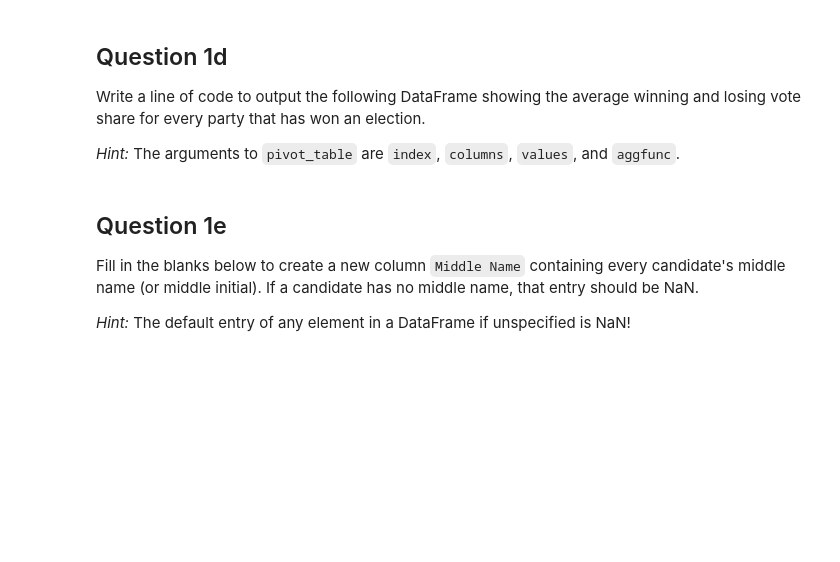
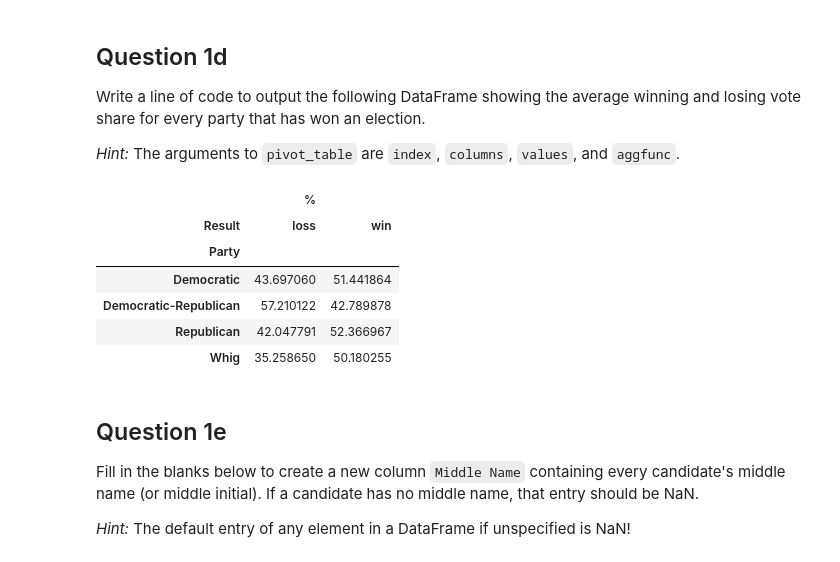
Before and after one commit to DS-100/sp22, a Jupyter notebook: disc/disc03/disc03-pandas-student-blank.ipynb, the cells around one changed output. Saved outputs shown, nothing was run; the diff lists cells and outputs as text; code cells hidden in the pictures; blank space fills up the shorter version.

```diff
--- a/disc/disc03/disc03-pandas-student-blank.ipynb
+++ b/disc/disc03/disc03-pandas-student-blank.ipynb
@@ -84,3 +120,13 @@ Write a line of code to output the following DataFrame showing the average winni
+# %%
+elections.pivot_table(index='Party', columns=['Result'], values=['%'],aggfunc='mean').dropna()
+# %% [output]
+|  | % |  |
+| Result | loss | win |
+| Party |  |  |
+| Democratic | 43.697060 | 51.441864 |
+| Democratic-Republican | 57.210122 | 42.789878 |
+| Republican | 42.047791 | 52.366967 |
+| Whig | 35.258650 | 50.180255 |
 # %% [markdown]
 ## Question 1e
 
```
Also changed, not shown: parts of 9 cells of this notebook, 10 other files.
